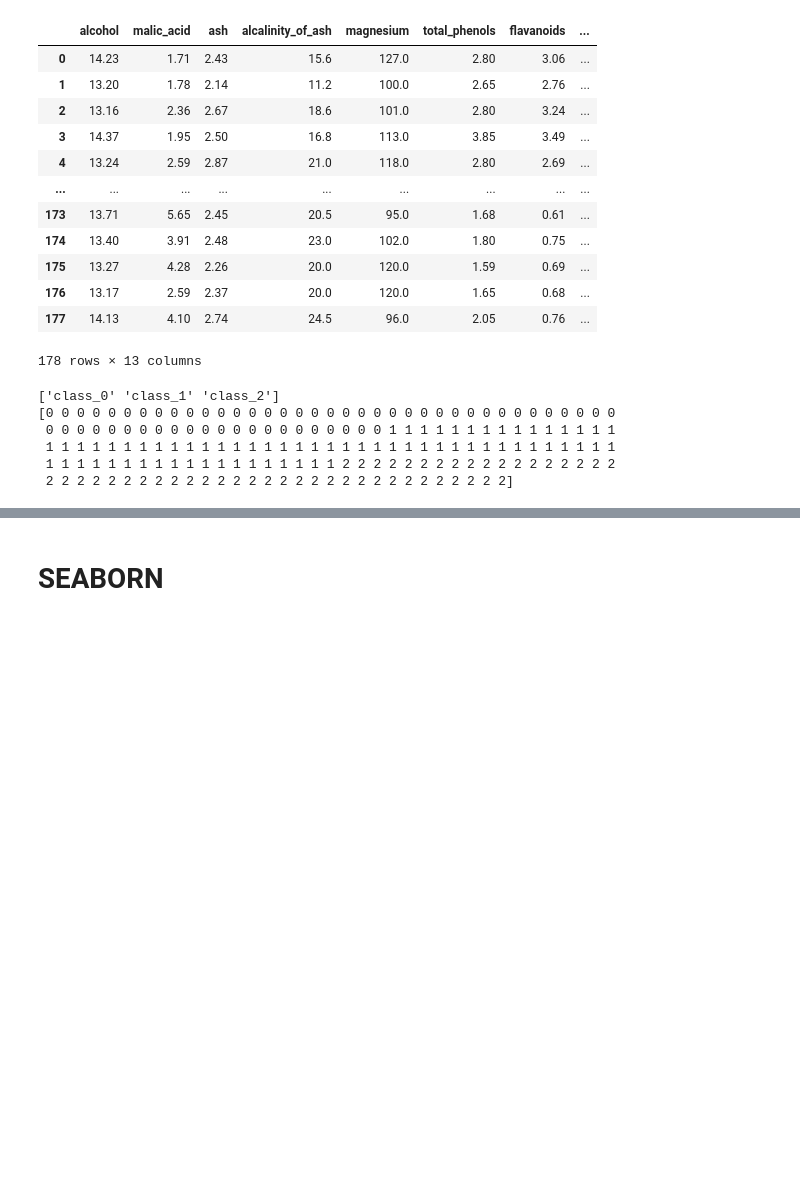
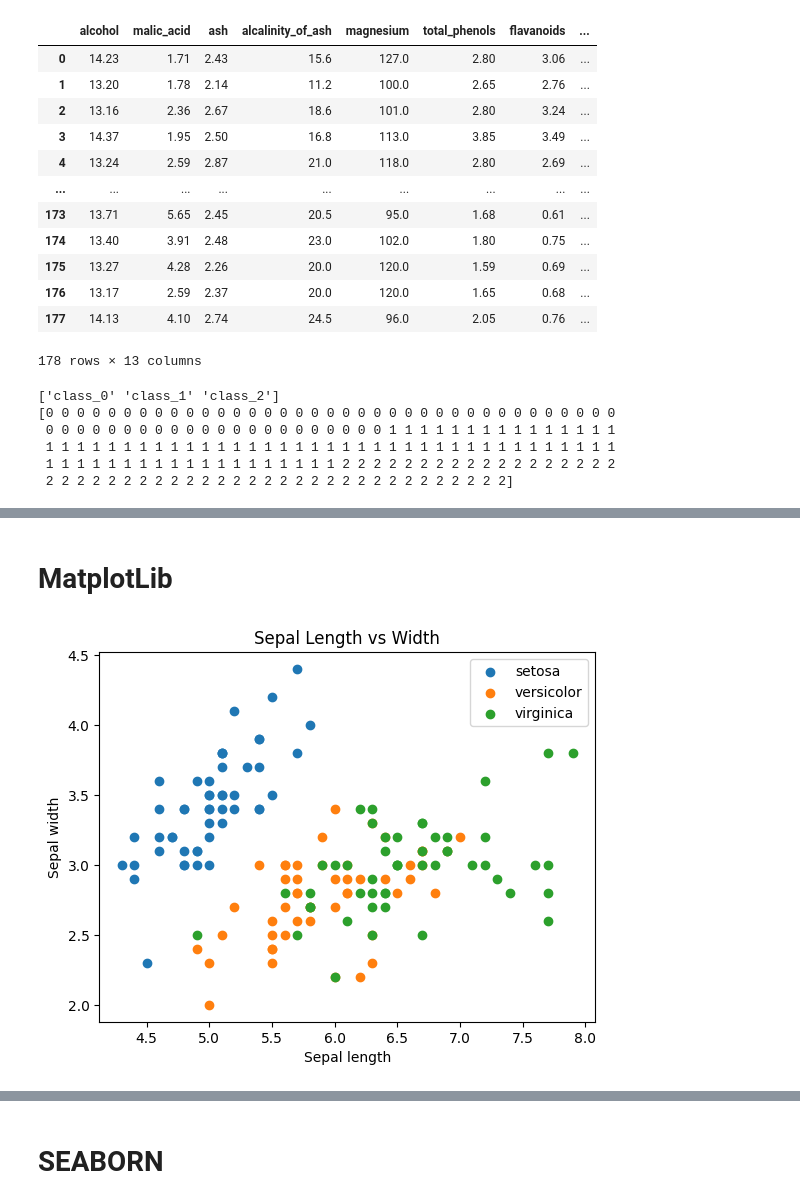
Before and after one commit to PiotrRenk/losowe_notebooki, a Jupyter notebook: src/vizualization_librarys.ipynb, the cells around one changed output, grey strips where cells are left out. Drawn from its saved outputs; the diff is of its cells as text; code cells hidden in the pictures; blank space fills up the shorter version.

```diff
--- a/src/vizualization_librarys.ipynb
+++ b/src/vizualization_librarys.ipynb
@@ -65,0 +75,17 @@ states_df = pd.DataFrame([
+# %% [markdown]
+# MatplotLib
+# %%
+X = iris.data
+y = iris.target
+
+plt.figure()
+for i, label in enumerate(iris.target_names):
+    plt.scatter(X[y == i, 0], X[y == i, 1], label=label)
+
+plt.xlabel("Sepal length")
+plt.ylabel("Sepal width")
+plt.title("Sepal Length vs Width")
+plt.legend()
+plt.show()
+# %% [output]
+[figure, added]
```
Also changed, not shown: parts of 30 cells of this notebook, 4 other files.
